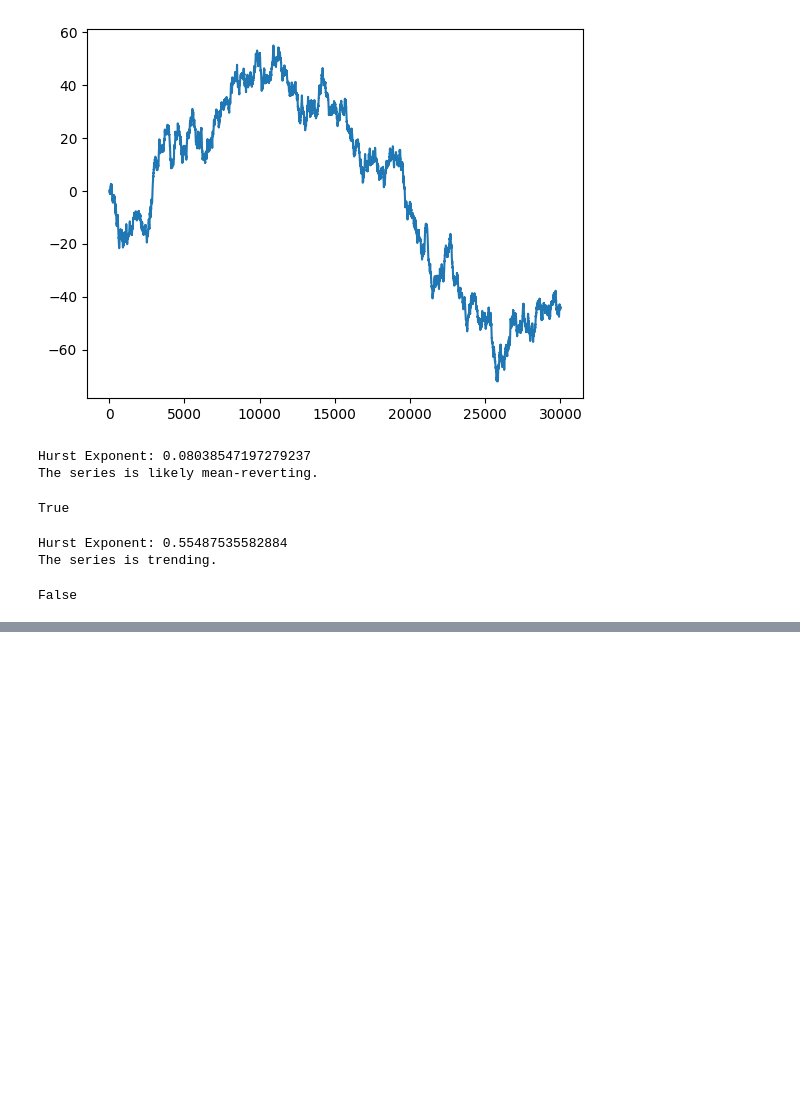
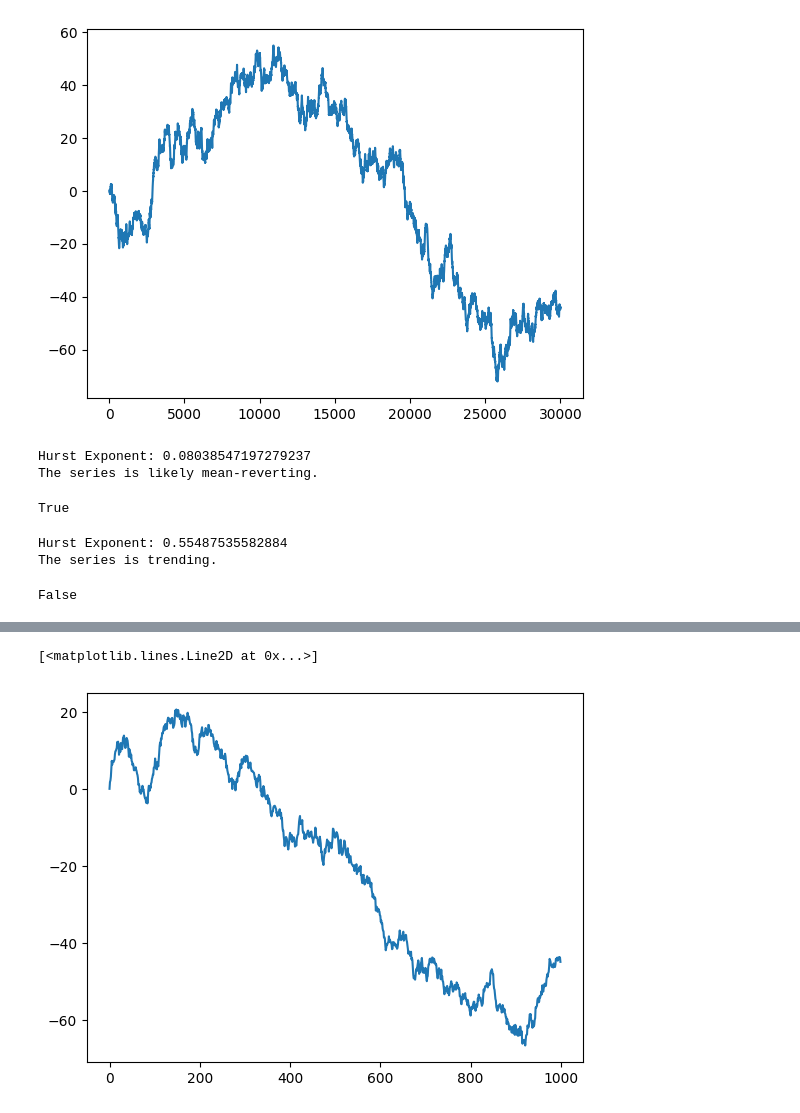
Before and after one commit to simonswe/prosperity2_traderbots, a Jupyter notebook: round4/ez_data_exploration.ipynb, the cells around one changed output, grey strips where cells are left out. Saved outputs shown, nothing was run; the diff lists cells and outputs as text; code cells hidden in the pictures; blank space fills up the shorter version.

```diff
--- a/round4/ez_data_exploration.ipynb
+++ b/round4/ez_data_exploration.ipynb
@@ -474,0 +517,11 @@ False
+# %%
+# generate random walk
+np.random.seed(0)
+size = 1000
+rw = np.zeros(size)
+for i in range(1, size):
+    rw[i] = rw[i-1] + np.random.normal(0, 1)
+plt.plot(rw)
+# %% [output]
+[<matplotlib.lines.Line2D at 0x...>]
+[figure, added]
```
Also changed, not shown: parts of 11 cells of this notebook.
